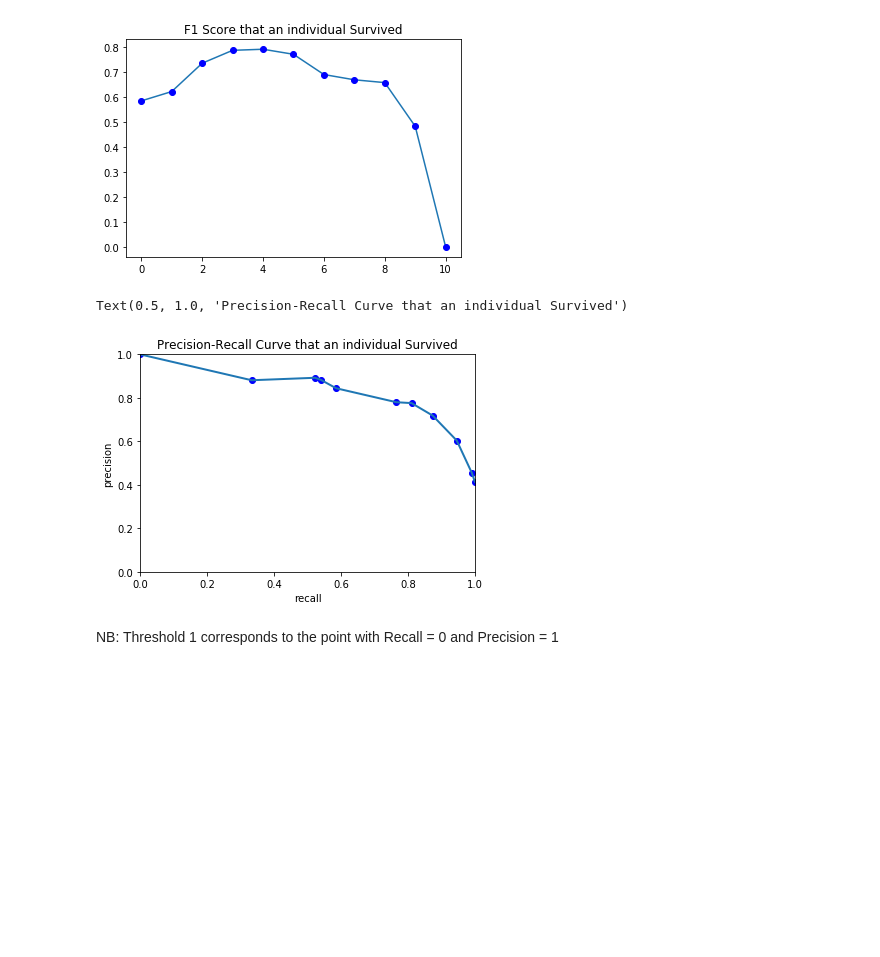
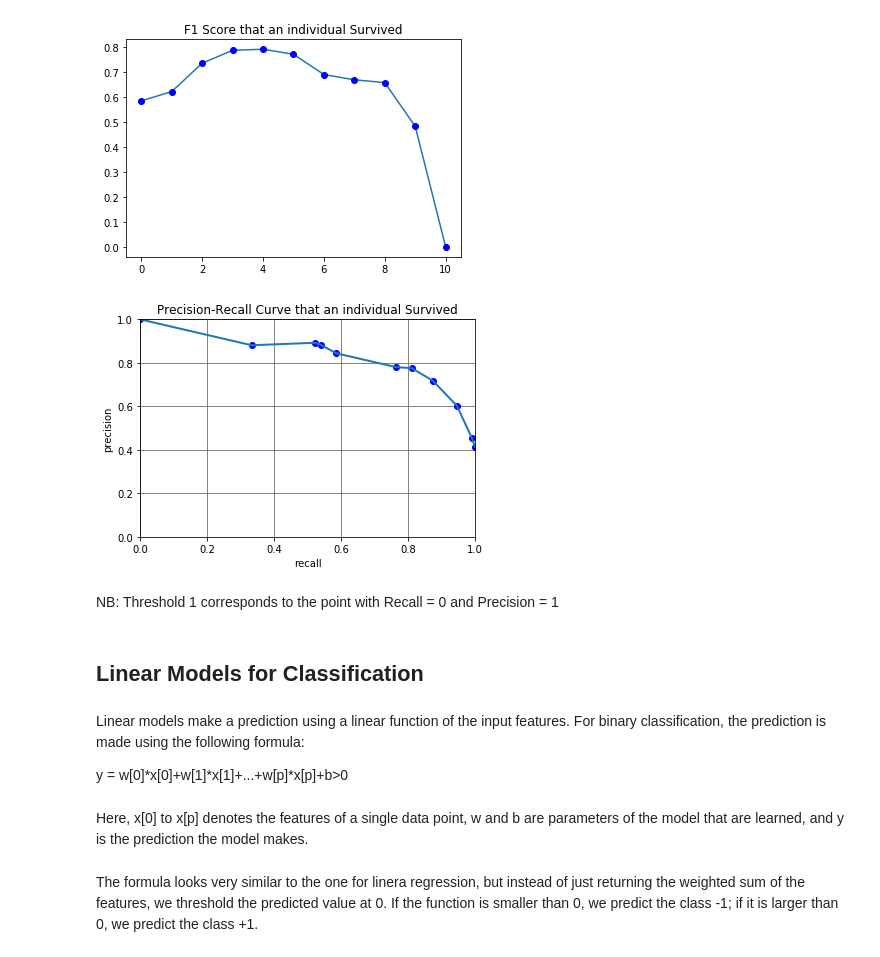
Before and after one commit to angelaiallonardi/my_first_ML_project, a Jupyter notebook: Titanic.ipynb, the cells around one changed output. Drawn from its saved outputs; the diff is of its cells as text; code cells hidden in the pictures; blank space fills up the shorter version.

Commit message:
Adding Linear Models for Classification

```diff
--- a/Titanic.ipynb
+++ b/Titanic.ipynb
@@ -880,14 +921,25 @@ Text(0.5, 1.0, 'F1 Score that an individual Survived')
 # %%
 plt.plot(recall, precision, 'bo',lw=2)
 plt.plot(recall, precision, lw=2)
 
 plt.xlim(0,1)
 plt.ylim(0,1)
 plt.xlabel('recall')
 plt.ylabel('precision')
 plt.title("Precision-Recall Curve that an individual Survived")
+
+plt.grid(b=True, which='major', color='#666666', linestyle='-')
 # %% [output]
-Text(0.5, 1.0, 'Precision-Recall Curve that an individual Survived')
-[figure, old version]
+[figure, new version]
 # %% [markdown]
 NB: Threshold 1 corresponds to the point with Recall = 0 and Precision = 1
+# %% [markdown]
+## Linear Models for Classification
+# %% [markdown]
+Linear models make a prediction using a linear function of the input features. For binary classification, the prediction is made using the following formula:
+
+y = w[0]*x[0]+w[1]*x[1]+...+w[p]*x[p]+b>0
+# %% [markdown]
+Here, x[0] to x[p] denotes the features of a single data point, w and b are parameters of the model that are learned, and y is the prediction the model makes.
+# %% [markdown]
+The formula looks very similar to the one for linera regression, but instead of just returning the weighted sum of the features, we threshold the predicted value at 0. If the function is smaller than 0, we predict the class -1; if it is larger than 0, we predict the class +1.
```
Also changed, not shown: parts of 13 cells of this notebook.
